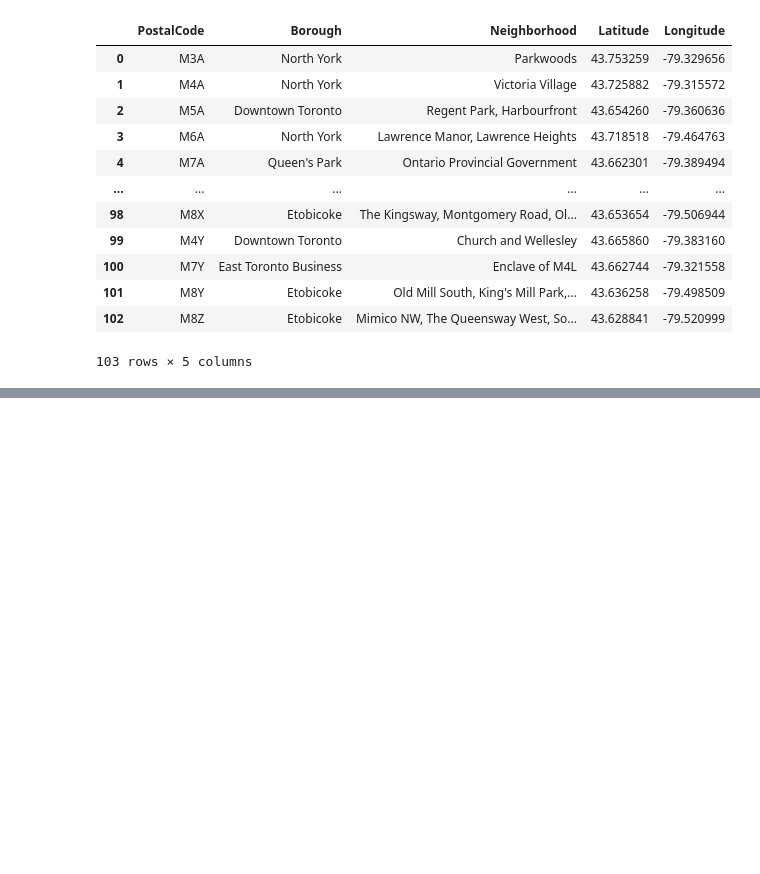
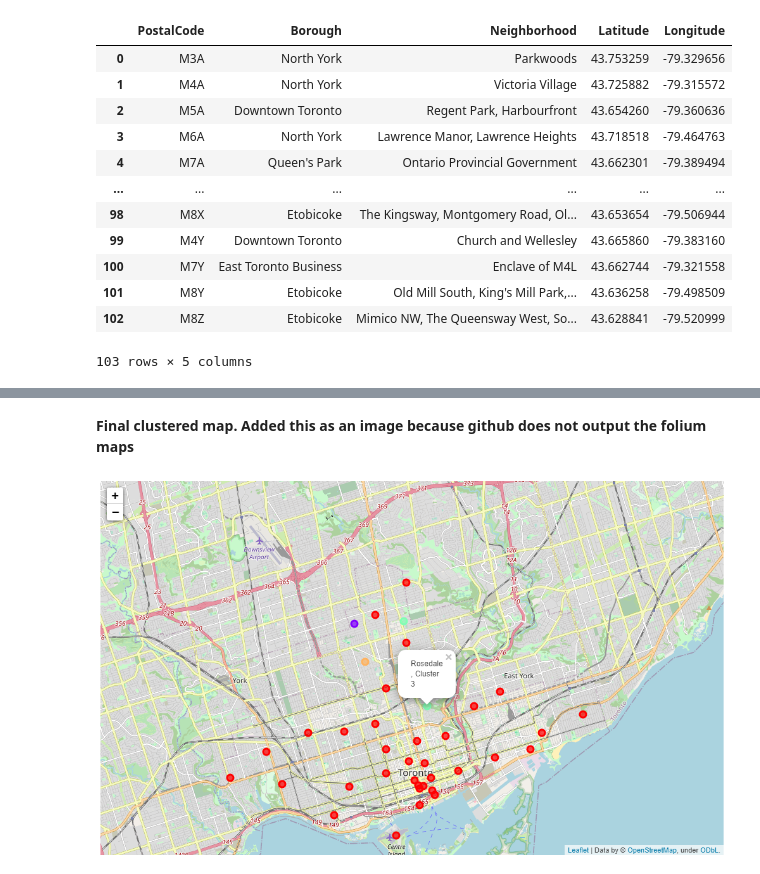
Before and after one commit to atmosinf/Coursera_Capstone, a Jupyter notebook: coursera_week3_project.ipynb, the cells around one changed output, grey strips where cells are left out. Cells and saved outputs as stored; diff of their text form; code cells hidden in the pictures; blank space fills up the shorter version.

```diff
--- a/coursera_week3_project.ipynb
+++ b/coursera_week3_project.ipynb
@@ -134,0 +523,7 @@ df
+# %% [markdown]
+**Final clustered map. Added this as an image because github does not output the folium maps**
+# %%
+im2 = Image.open('toronto_map_with_clustering.PNG')
+im2
+# %% [output]
+[figure, added]
```
Also changed, not shown: parts of 44 cells of this notebook, 4 other files.
